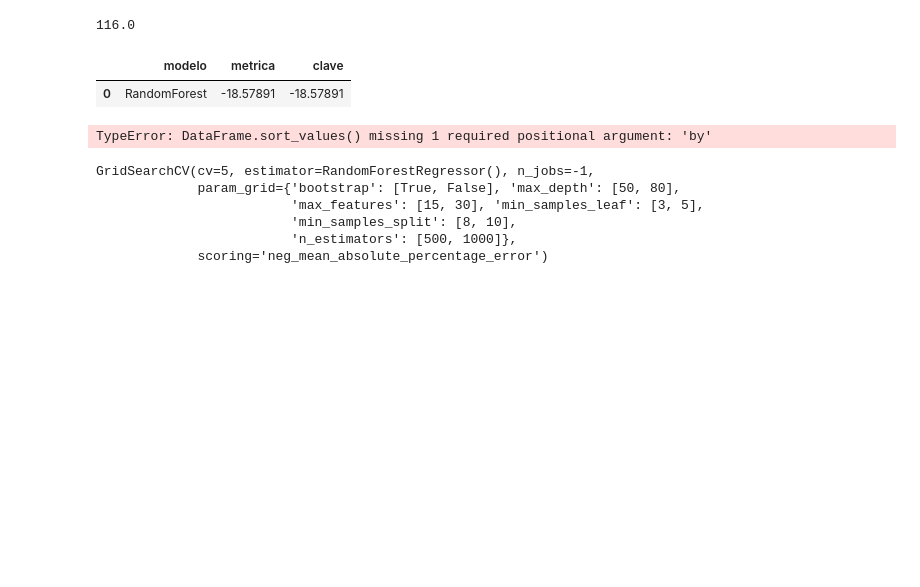
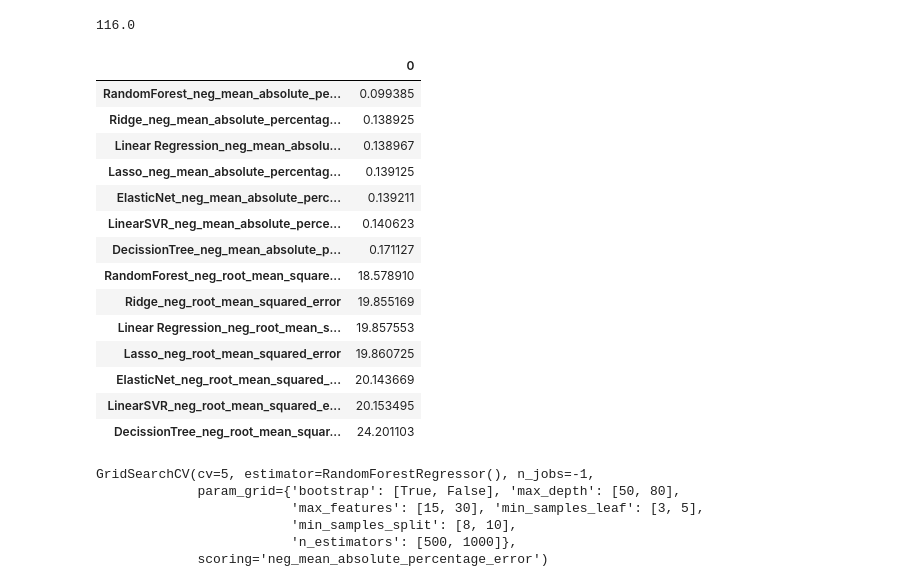
Before and after one commit to jmayordomom/ML_TennisPredict, a Jupyter notebook: src/notebooks/02_ProcesadoDatos.ipynb, the cells around one changed output. Saved outputs shown, nothing was run; the diff lists cells and outputs as text; code cells hidden in the pictures; blank space fills up the shorter version.

```diff
--- a/src/notebooks/02_ProcesadoDatos.ipynb
+++ b/src/notebooks/02_ProcesadoDatos.ipynb
@@ -107,13 +107,15 @@ resultados_dict = {}
 
 for nombre_modelo, modelo in modelos.items():
     cv_resultados = cross_validate(modelo, X_train, y_train, cv=5, scoring=metricas)
-    clave = f"{nombre_modelo}"
-    resultados_dict["clave"] = clave
+
     for metrica in metricas:
 
-        metrica = f"{metrica}"
-        resultados_dict["modelo"] = nombre_modelo
-        resultados_dict["metrica"] = cv_resultados[f"test_{metrica}"].mean()
+        clave = f"{nombre_modelo}_{metrica}"
+        resultados_dict[clave] = cv_resultados[f"test_{metrica}"].mean()
+
+        # metrica = f"{metrica}"
+        # resultados_dict["modelo"] = nombre_modelo
+        # resultados_dict["metrica"] = cv_resultados[f"test_{metrica}"].mean()
 
 
 # Convertir el diccionario de resultados en DataFrame
@@ -122,17 +124,24 @@ resultados_df = pd.DataFrame([resultados_dict])
 data["minutes"].mean().round(2)
 # %% [output]
 116.0
-# %%
-resultados_df
-# %% [output]
-|  | modelo | metrica | clave |
-| 0 | RandomForest | -18.57891 | -18.57891 |
-# %%
-resultados_df = resultados_df.T
-# %%
-resultados_df.sort_values()
-# %% [output]
-TypeError: DataFrame.sort_values() missing 1 required positional argument: 'by'
+# %%
+abs(resultados_df.T).sort_values(by=0, ascending=True)
+# %% [output]
+|  | 0 |
+| RandomForest_neg_mean_absolute_pe... | 0.099385 |
+| Ridge_neg_mean_absolute_percentag... | 0.138925 |
+| Linear Regression_neg_mean_absolu... | 0.138967 |
+| Lasso_neg_mean_absolute_percentag... | 0.139125 |
+| ElasticNet_neg_mean_absolute_perc... | 0.139211 |
+| LinearSVR_neg_mean_absolute_perce... | 0.140623 |
+| DecissionTree_neg_mean_absolute_p... | 0.171127 |
+| RandomForest_neg_root_mean_square... | 18.578910 |
+| Ridge_neg_root_mean_squared_error | 19.855169 |
+| Linear Regression_neg_root_mean_s... | 19.857553 |
+| Lasso_neg_root_mean_squared_error | 19.860725 |
+| ElasticNet_neg_root_mean_squared_... | 20.143669 |
+| LinearSVR_neg_root_mean_squared_e... | 20.153495 |
+| DecissionTree_neg_root_mean_squar... | 24.201103 |
 # %%
 from sklearn.model_selection import GridSearchCV
 
```
Also changed, not shown: parts of 11 cells of this notebook, 5 other files.
